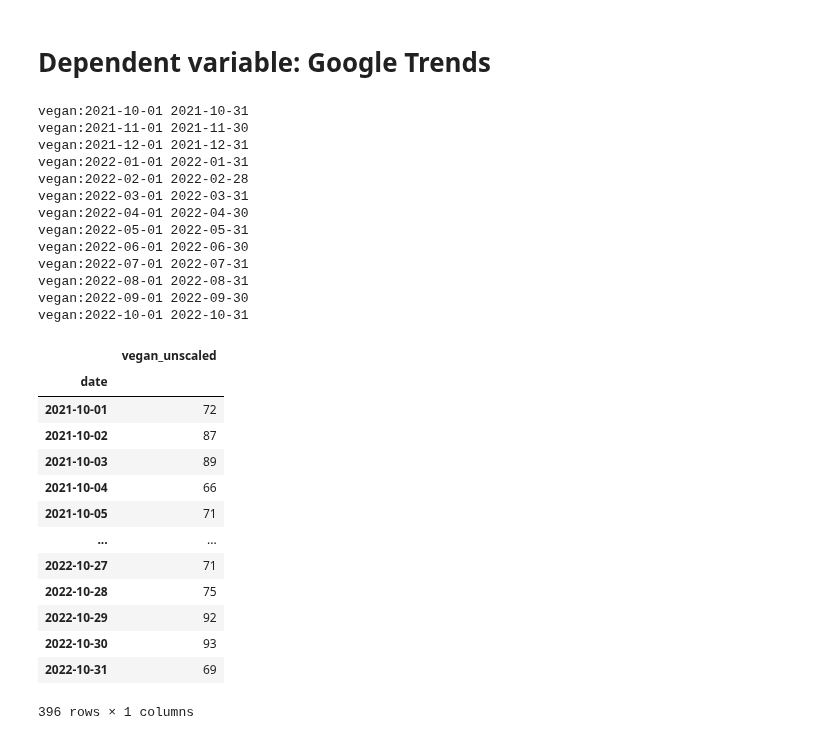
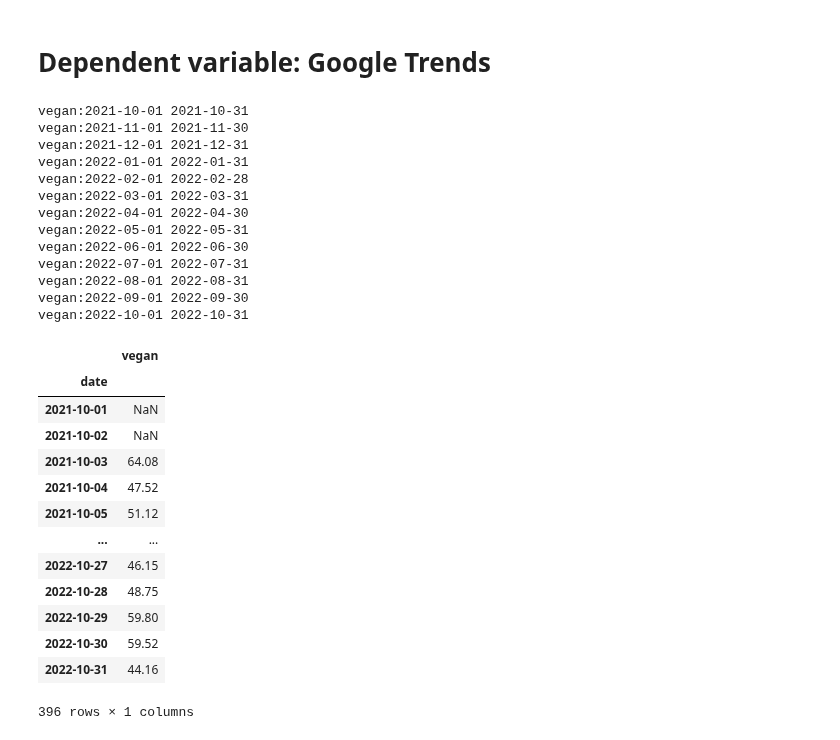
Before and after one commit to atyvaert/big-data, a Jupyter notebook: src/Exploration_Notebooks/Wouter_Exploration.ipynb, the cells around one changed output. Saved outputs shown, nothing was run; the diff lists cells and outputs as text; code cells hidden in the pictures.

```diff
--- a/src/Exploration_Notebooks/Wouter_Exploration.ipynb
+++ b/src/Exploration_Notebooks/Wouter_Exploration.ipynb
@@ -373,33 +373,33 @@ pytrends = TrendReq(hl='en-US', tz=360, timeout=10, proxies=['https://34.203.233
 kw_list = ["healthyfood", "healthylifestyle", "vegan", "keto", "ketodiet", "ketolifestyle", "veganism", "vegetarian"]
 # %%
 df = dailydata.get_daily_data("vegan", 2021, 10, 2022, 10)
-df = df.drop(df.columns[[1, 2, 3, 4]],axis = 1)
+df = df.drop(df.columns[[0, 1, 2, 3]],axis = 1)
 df
 # %% [output]
 vegan:2021-10-01 2021-10-31
 vegan:2021-11-01 2021-11-30
 vegan:2021-12-01 2021-12-31
 vegan:2022-01-01 2022-01-31
 vegan:2022-02-01 2022-02-28
 vegan:2022-03-01 2022-03-31
 vegan:2022-04-01 2022-04-30
 vegan:2022-05-01 2022-05-31
 vegan:2022-06-01 2022-06-30
 vegan:2022-07-01 2022-07-31
 vegan:2022-08-01 2022-08-31
 vegan:2022-09-01 2022-09-30
 vegan:2022-10-01 2022-10-31
-|  | vegan_unscaled |
+|  | vegan |
 | date |  |
-| 2021-10-01 | 72 |
-| 2021-10-02 | 87 |
-| 2021-10-03 | 89 |
-| 2021-10-04 | 66 |
-| 2021-10-05 | 71 |
+| 2021-10-01 | NaN |
+| 2021-10-02 | NaN |
+| 2021-10-03 | 64.08 |
+| 2021-10-04 | 47.52 |
+| 2021-10-05 | 51.12 |
 | ... | ... |
-| 2022-10-27 | 71 |
-| 2022-10-28 | 75 |
-| 2022-10-29 | 92 |
-| 2022-10-30 | 93 |
-| 2022-10-31 | 69 |
+| 2022-10-27 | 46.15 |
+| 2022-10-28 | 48.75 |
+| 2022-10-29 | 59.80 |
+| 2022-10-30 | 59.52 |
+| 2022-10-31 | 44.16 |
 396 rows × 1 columns
```
Also changed, not shown: parts of 7 cells of this notebook.
